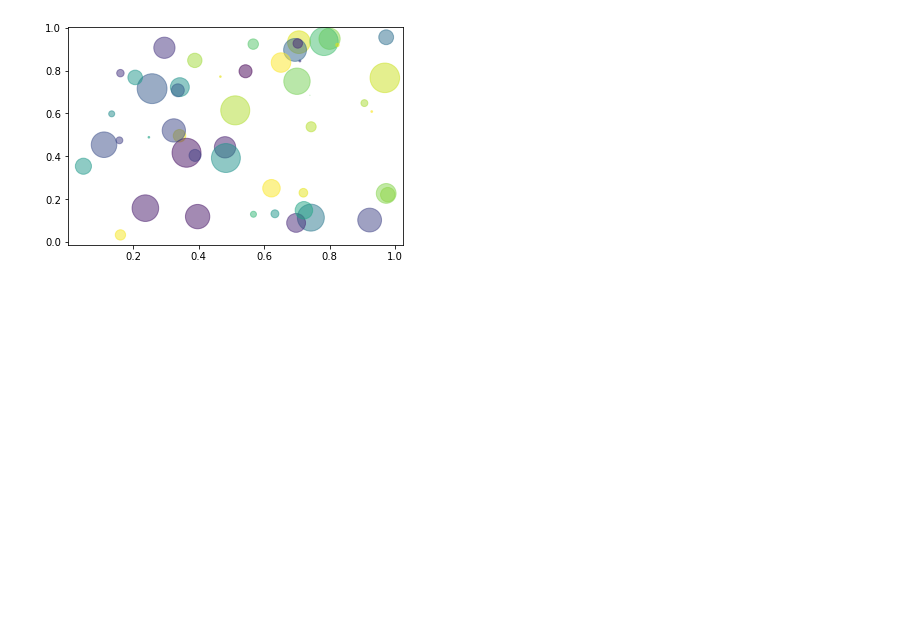
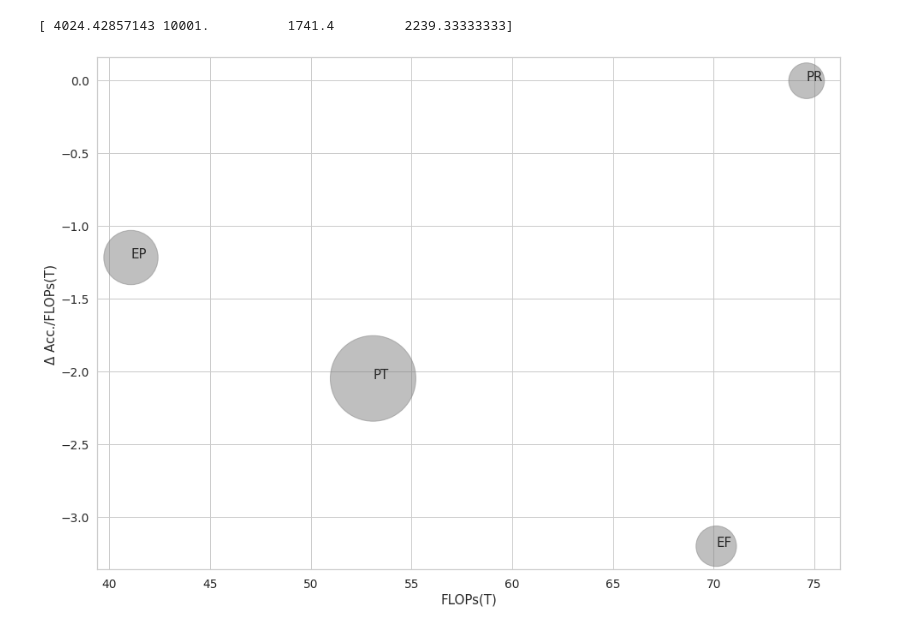
Before and after one commit to lorenz0890/multi-directional-pruning, a Jupyter notebook: notebooks/accuracy_density_evaluation.ipynb, the cells around one changed output. Cells and saved outputs as stored; diff of their text form; code cells hidden in the pictures; blank space fills up the shorter version.

```diff
--- a/notebooks/accuracy_density_evaluation.ipynb
+++ b/notebooks/accuracy_density_evaluation.ipynb
@@ -1,18 +1,60 @@
 # %%
+import seaborn as sns
 import numpy as np
+sns.set(rc={'figure.figsize':(1.33*11.7,1.33*8.27)})
 import matplotlib.pyplot as plt
 
 # Fixing random state for reproducibility
 np.random.seed(19680801)
 
+'''
+y.append(
+            (new_logdict[key]['test_accuracy'][0]-base_dict[key.split('+')[0]+'+'+key.split('+')[2]])/(1-1/new_logdict[key]['total_su'][0]))
 
-N = 50
-x = np.random.rand(N)
-y = np.random.rand(N)
-colors = np.random.rand(N)
-area = (30 * np.random.rand(N))**2  # 0 to 15 point radii
+        x.append(round((1-1/new_logdict[key]['total_su'][0])*100,prec))
 
+        area.append(round(new_logdict[key]['test_accuracy'][0]/
+                 (1-new_logdict[key]['current_sparsity'][0])*100+1,prec))
+
+        colors.append(int(round(new_logdict[key]['current_relative_overhead'][0]*100*100, prec)))#/
+                                #max(new_logdict[key]['current_relative_overhead'])*100,prec)))
+'''
+# do one time accross all experiments and one time accros compareable
+da_ep = np.array([-0.1,-0.8,-1.16,-0.27,-0.13,0.13,-1.17]).mean()
+da_pt = np.array([-1.8,-1.1,-0.7,-0.6,-1.4,-0.7,-1.3,-1.1]).mean()
+da_dp = np.array([-0.1,-1.17,-2.43,0.33,0.18,-3.41,-10.8,0.62,-2.94,-0.1,-0.27,-0.45,1.28,1.64,-0.42,-7.94]).mean()
+da_pr = np.array([-0.5,0.1,0.1,0.15,0.14]).mean()
+da_ef = np.array([-0.3,-0.37,-0.6,-1.0,-3.5,-7.7]).mean()
+
+su_ep=np.array([0.419,0.4325,0.2687,0.4013,0.3806,0.4486,0.5240]).mean()
+su_pt=np.array([0.53,0.7,0.65,0.63,0.46,0.69,0.57,0.52,0.53,0.44,0.12]).mean()
+su_pr=np.array([0.75,0.7423]).mean()
+su_ef=np.array([0.8849,0.5215,0.8935,0.3750,0.6689,0.8641]).mean()
+
+de_ep=(1-np.array([0.6169,0.785,0.3590,0.5781,0.4595,0.6644,0.7207])).mean()
+de_pt=(1-np.array([0.0])).mean()
+de_pr=(1-np.array([0.7437, 0.7694, 0.8067,0.9,0.91])).mean()
+de_ef=(1-np.array([0.913,0.639,0.921,0.532,0.7530,0.899])).mean()
+
+#print(da_ep/su_ep,da_pt/su_pt)
+y = [da_ep/su_ep, da_pt/su_pt, da_pr/su_pr, da_ef/su_ef]
+x = np.array([su_ep, su_pt, su_pr, su_ef])*100
+N = len(y)
+
+colors = ['grey']*N
+area = np.array([de_ep, de_pt, de_pr, de_ef])*10000+1
+print(area)
+
+sns.set(font_scale=1.25)
+sns.set_style("whitegrid")
+names = ['EP', 'PT', 'PR', 'EF']
 plt.scatter(x, y, s=area, c=colors, alpha=0.5)
+for i, txt in enumerate(names):
+    plt.annotate(names[i], (x[i], y[i]))
+
+plt.ylabel("{} Acc./FLOPs(T)".format(chr(916)))
+plt.xlabel('FLOPs(T)')
 plt.show()
 # %% [output]
+[ 4024.42857143 10001.          1741.4         2239.33333333]
-[figure, old version]
+[figure, new version]
```
Also changed, not shown: parts of 1 cell of this notebook, 56 other files.
